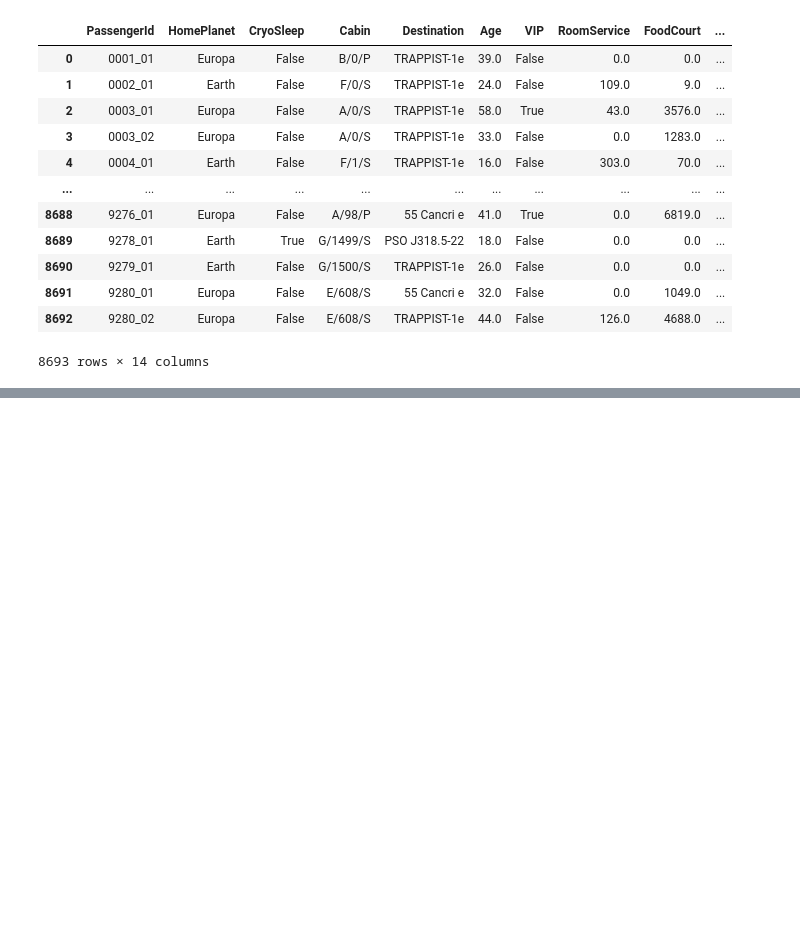
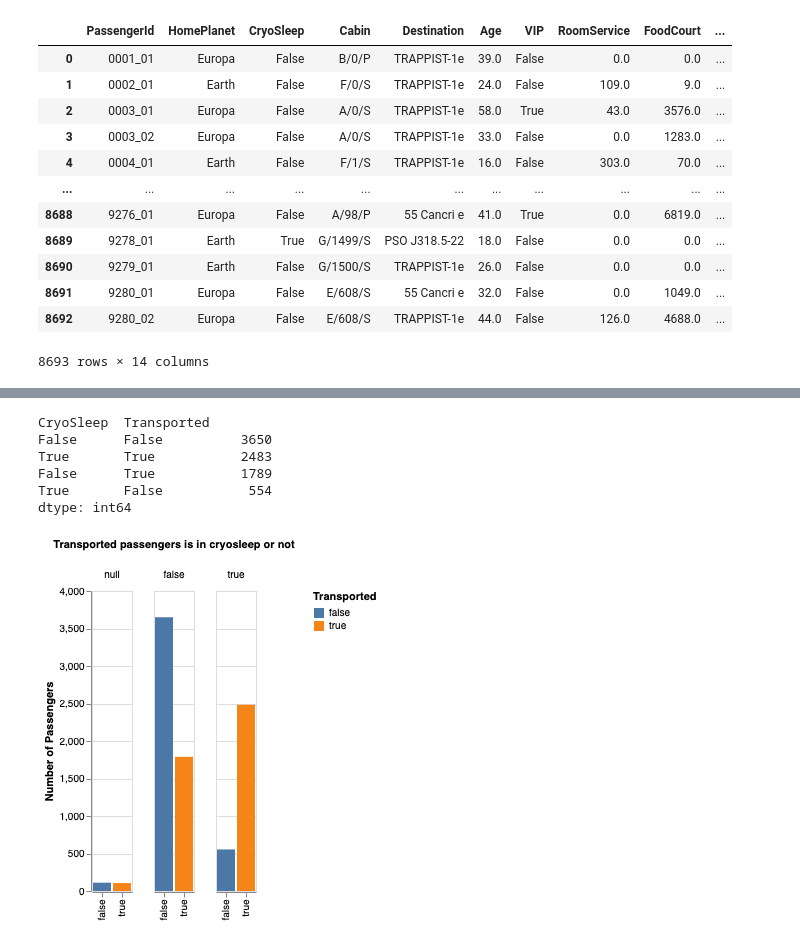
Before and after one commit to hcwang24/space_titanic, a Jupyter notebook: initial_analysis.ipynb, the cells around one changed output, grey strips where cells are left out. Cells and saved outputs as stored; diff of their text form; code cells hidden in the pictures; blank space fills up the shorter version.

```diff
--- a/initial_analysis.ipynb
+++ b/initial_analysis.ipynb
@@ -50,0 +139,21 @@ df
+# %%
+# Let's look at the `CryoSleep` feature. This is a binary feature. We can visualize it with a frequency table.
+# More than half of passengers who chose cryosleep were transported. Less than half of passengers who
+# didn't elect into cryosleep were transported.
+train_df[['CryoSleep','Transported']].value_counts()
+# %% [output]
+CryoSleep  Transported
+False      False          3650
+True       True           2483
+False      True           1789
+True       False           554
+dtype: int64
+# %%
+alt.Chart(train_df[['CryoSleep','Transported']]).mark_bar().encode(
+    x=alt.X("Transported:N", title=""),
+    y=alt.Y("count()", title="Number of Passengers"),
+    color=alt.Color("Transported:N"),
+    column=alt.Column("CryoSleep:N", title="Transported passengers is in cryosleep or not")
+)
+# %% [output]
+[figure, added]
```
Also changed, not shown: parts of 8 cells of this notebook.
